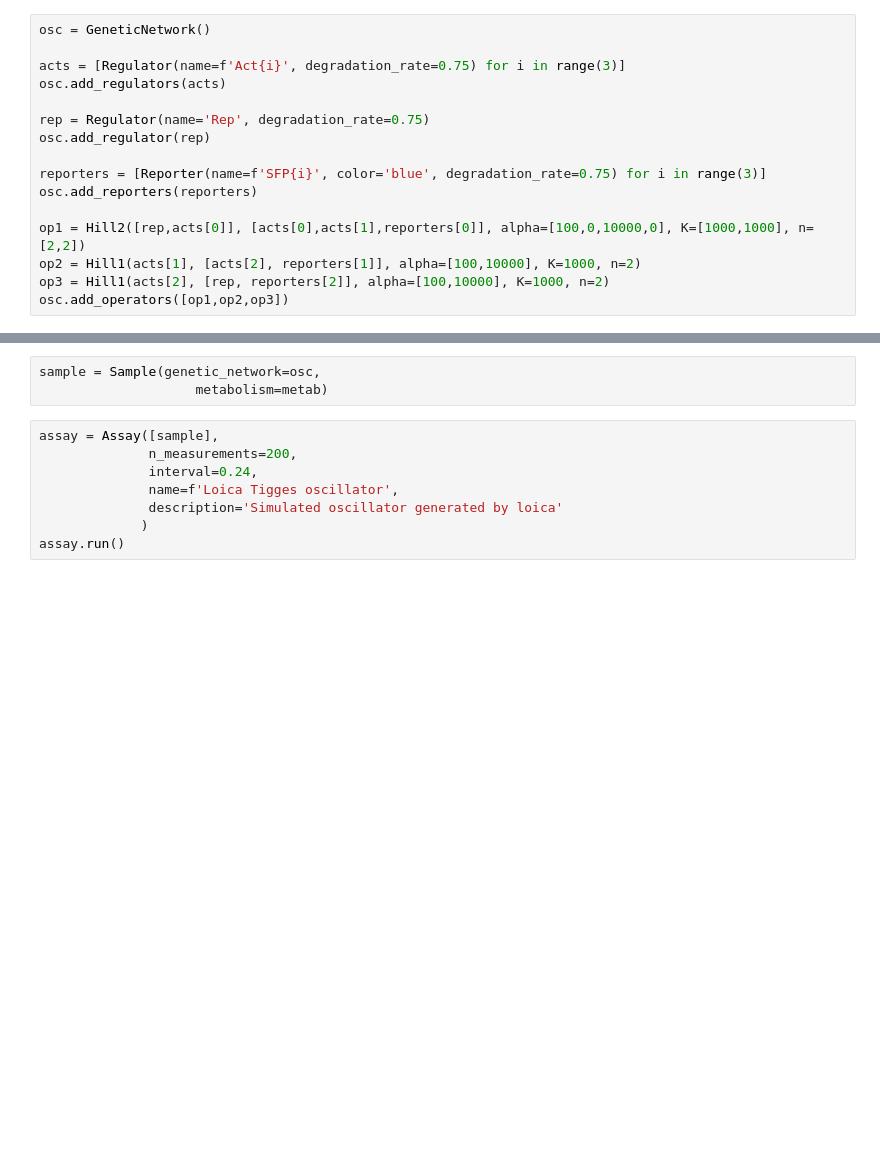
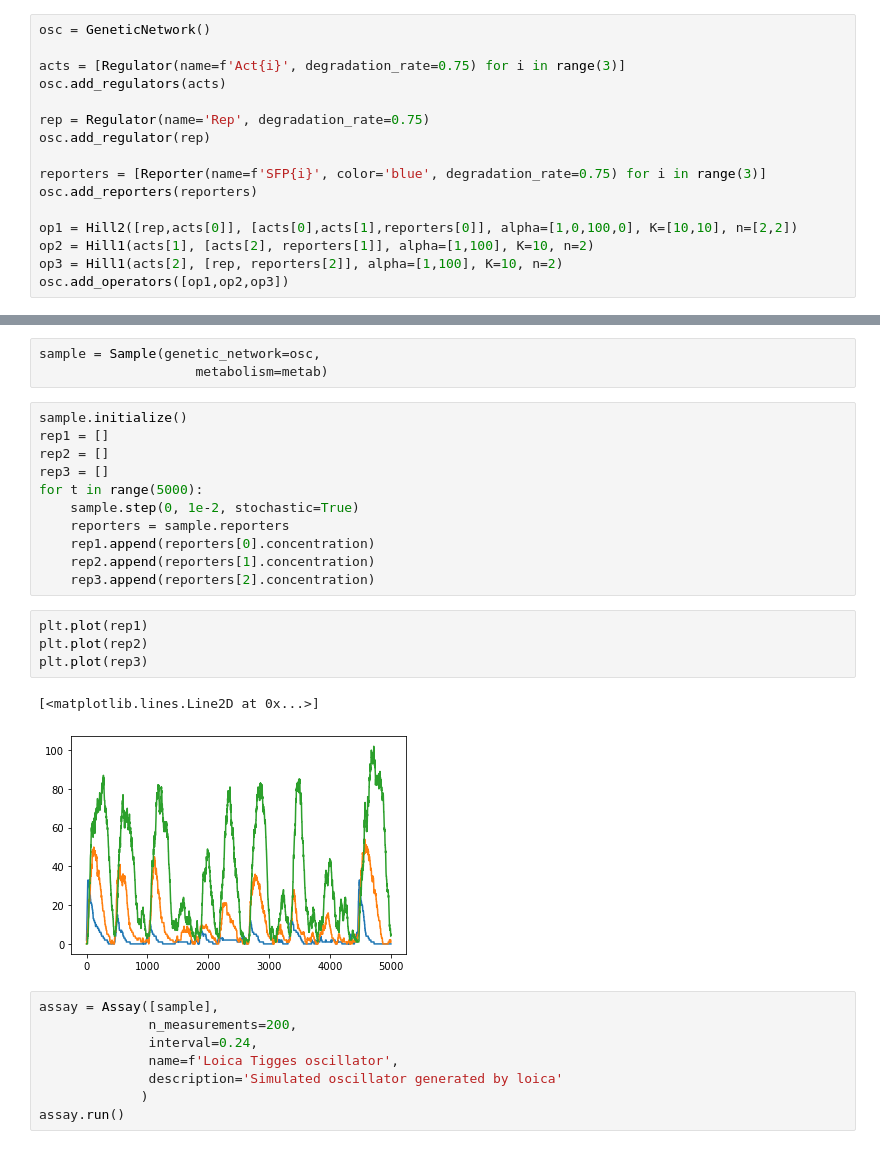
Before and after one commit to RudgeLab/LOICA, a Jupyter notebook: notebooks/Tigges.ipynb, the cells around one changed output, grey strips where cells are left out. Saved outputs shown, nothing was run; the diff lists cells and outputs as text; blank space fills up the shorter version.

```diff
--- a/notebooks/Tigges.ipynb
+++ b/notebooks/Tigges.ipynb
@@ -13,9 +13,9 @@ osc.add_regulator(rep)
 reporters = [Reporter(name=f'SFP{i}', color='blue', degradation_rate=0.75) for i in range(3)]
 osc.add_reporters(reporters)
 
-op1 = Hill2([rep,acts[0]], [acts[0],acts[1],reporters[0]], alpha=[100,0,10000,0], K=[1000,1000], n=[2,2])
-op2 = Hill1(acts[1], [acts[2], reporters[1]], alpha=[100,10000], K=1000, n=2)
-op3 = Hill1(acts[2], [rep, reporters[2]], alpha=[100,10000], K=1000, n=2)
+op1 = Hill2([rep,acts[0]], [acts[0],acts[1],reporters[0]], alpha=[1,0,100,0], K=[10,10], n=[2,2])
+op2 = Hill1(acts[1], [acts[2], reporters[1]], alpha=[1,100], K=10, n=2)
+op3 = Hill1(acts[2], [rep, reporters[2]], alpha=[1,100], K=10, n=2)
 osc.add_operators([op1,op2,op3])
 # %%
 plt.figure(figsize=(4,4), dpi=150)
@@ -33,6 +35,24 @@ acts[0].init_concentration = 100
 # %%
 sample = Sample(genetic_network=osc,
                     metabolism=metab)
+# %%
+sample.initialize()
+rep1 = []
+rep2 = []
+rep3 = []
+for t in range(5000):
+    sample.step(0, 1e-2, stochastic=True)
+    reporters = sample.reporters
+    rep1.append(reporters[0].concentration)
+    rep2.append(reporters[1].concentration)
+    rep3.append(reporters[2].concentration)
+# %%
+plt.plot(rep1)
+plt.plot(rep2)
+plt.plot(rep3)
+# %% [output]
+[<matplotlib.lines.Line2D at 0x...>]
+[figure, added]
 # %%
 assay = Assay([sample],
               n_measurements=200,
```
Also changed, not shown: parts of 1 cell of this notebook, 4 other files.
